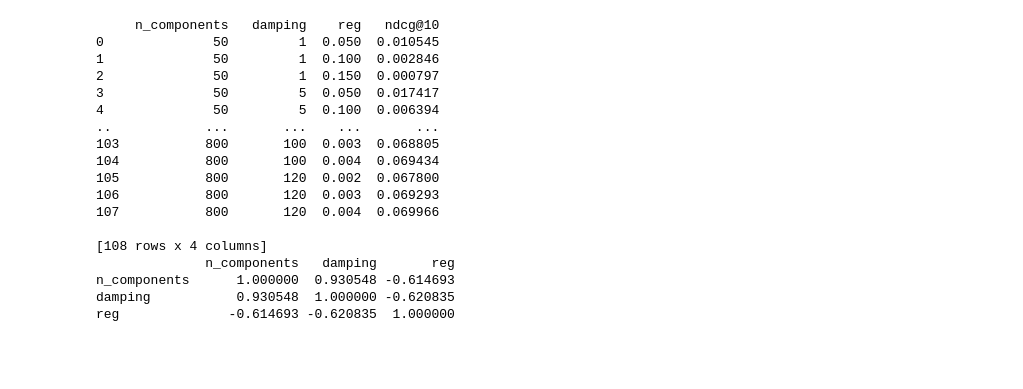
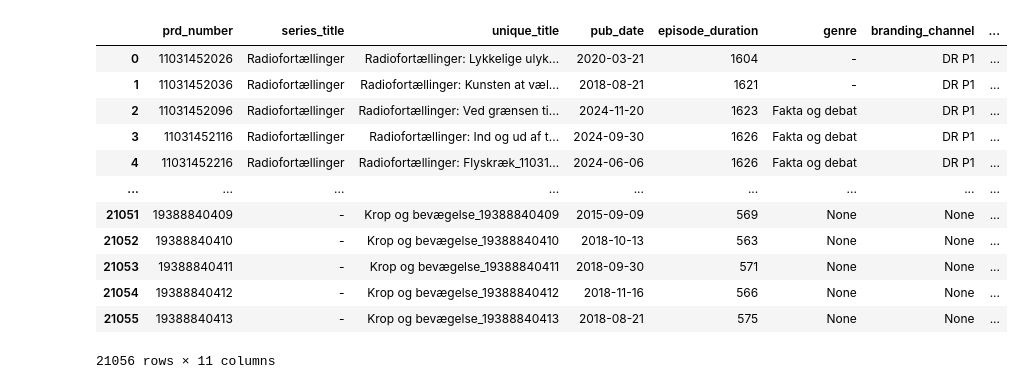
Before and after one commit to SebWae/dr-podcast-recsys-bsc-project, a Jupyter notebook: scripts/test.ipynb, the cells around one changed output. Drawn from its saved outputs; the diff is of its cells as text; code cells hidden in the pictures; blank space fills up the shorter version.

```diff
--- a/scripts/test.ipynb
+++ b/scripts/test.ipynb
@@ -131,34 +67,16 @@ Name: count, dtype: int64
-# %%
-import pandas as pd
-
-# Load your data
-df = pd.read_csv("../results/cf_experiments.csv", header=0)  # or manually create the DataFrame
-print(df)
-# Select only the independent variables
-df.columns = df.columns.str.strip()
-
-X = df[['n_components', 'damping', 'reg']]
-
-# Compute pairwise Pearson correlations
-correlation_matrix = X.corr()
-
-print(correlation_matrix)
-# %% [output]
-     n_components   damping    reg   ndcg@10
-0              50         1  0.050  0.010545
-1              50         1  0.100  0.002846
-2              50         1  0.150  0.000797
-3              50         5  0.050  0.017417
-4              50         5  0.100  0.006394
-..            ...       ...    ...       ...
-103           800       100  0.003  0.068805
-104           800       100  0.004  0.069434
-105           800       120  0.002  0.067800
-106           800       120  0.003  0.069293
-107           800       120  0.004  0.069966
-
-[108 rows x 4 columns]
-              n_components   damping       reg
-n_components      1.000000  0.930548 -0.614693
-damping           0.930548  1.000000 -0.620835
-reg              -0.614693 -0.620835  1.000000
+# %%
+meta_df
+# %% [output]
+|  | prd_number | series_title | unique_title | pub_date | episode_duration | genre | branding_channel | ... |
+| 0 | 11031452026 | Radiofortællinger | Radiofortællinger: Lykkelige ulyk... | 2020-03-21 | 1604 | - | DR P1 | ... |
+| 1 | 11031452036 | Radiofortællinger | Radiofortællinger: Kunsten at væl... | 2018-08-21 | 1621 | - | DR P1 | ... |
+| 2 | 11031452096 | Radiofortællinger | Radiofortællinger: Ved grænsen ti... | 2024-11-20 | 1623 | Fakta og debat | DR P1 | ... |
+| 3 | 11031452116 | Radiofortællinger | Radiofortællinger: Ind og ud af t... | 2024-09-30 | 1626 | Fakta og debat | DR P1 | ... |
+| 4 | 11031452216 | Radiofortællinger | Radiofortællinger: Flyskræk_11031... | 2024-06-06 | 1626 | Fakta og debat | DR P1 | ... |
+| ... | ... | ... | ... | ... | ... | ... | ... | ... |
+| 21051 | 19388840409 | - | Krop og bevægelse_19388840409 | 2015-09-09 | 569 | None | None | ... |
+| 21052 | 19388840410 | - | Krop og bevægelse_19388840410 | 2018-10-13 | 563 | None | None | ... |
+| 21053 | 19388840411 | - | Krop og bevægelse_19388840411 | 2018-09-30 | 571 | None | None | ... |
+| 21054 | 19388840412 | - | Krop og bevægelse_19388840412 | 2018-11-16 | 566 | None | None | ... |
+| 21055 | 19388840413 | - | Krop og bevægelse_19388840413 | 2018-08-21 | 575 | None | None | ... |
+21056 rows × 11 columns
```
Also changed, not shown: parts of 8 cells of this notebook.
